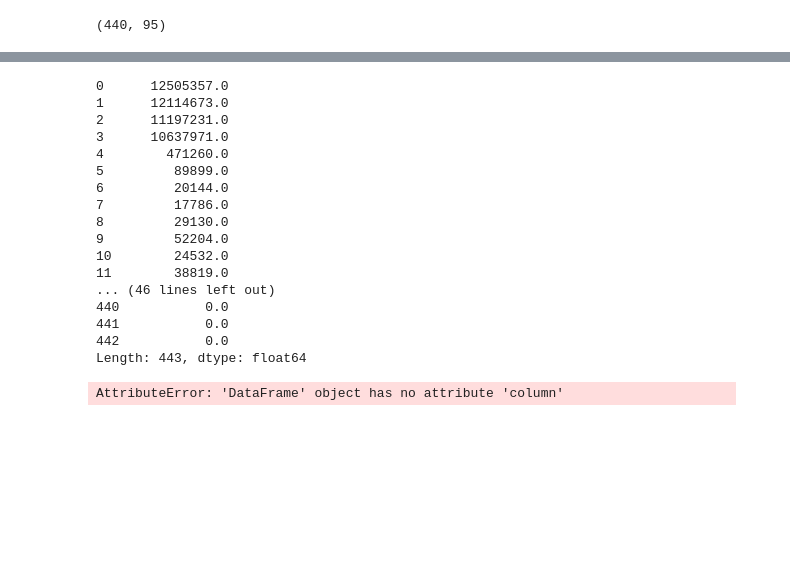
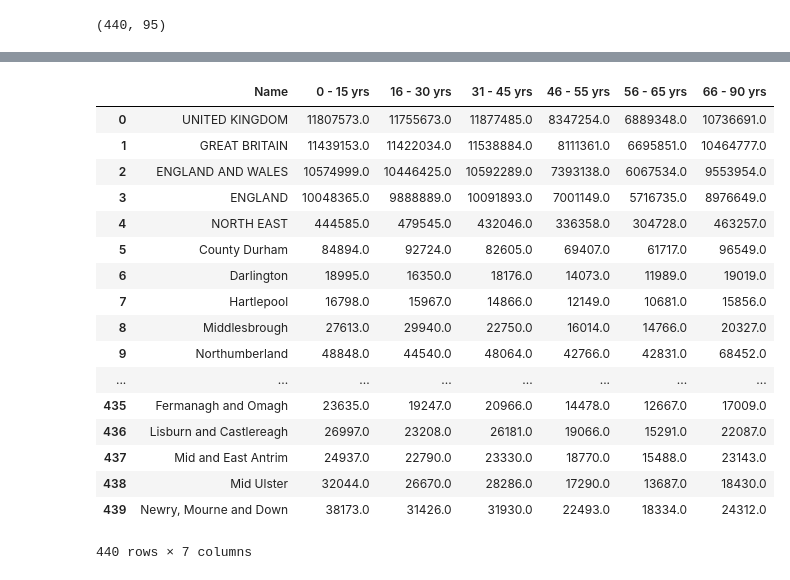
Before and after one commit to somotos1/Brexit_Data_Analysis, a Jupyter notebook: UK_Pop_Data.ipynb, the cells around one changed output, grey strips where cells are left out. Saved outputs shown, nothing was run; the diff lists cells and outputs as text; code cells hidden in the pictures; blank space fills up the shorter version.

Commit message:
completed age_aggregrator function. added try except for effizzy

```diff
--- a/UK_Pop_Data.ipynb
+++ b/UK_Pop_Data.ipynb
@@ -3,7 +3,7 @@ import pandas as pd
 import numpy as np
 import os
 
-popn_data_17 = pd.read_excel("../Resources/2017_Popn_Estimates.xls",skiprows=4,sheet_name="MYE2 - All")
+popn_data_17 = pd.read_excel("Resources/2017_Popn_Estimates.xls",skiprows=4,sheet_name="MYE2 - All")
 popn_data_17.head()
 # %% [output]
 |  | Code | Name | Geography1 | All ages | 0 | 1 | 2 | 3 | 4 | 5 | ... | ... |
@@ -24,19 +24,29 @@ popn_data_17.shape
 (440, 95)
 # %%
 def age_aggregator(df,list_of_age_ranges):
-    new_df = df["Name"]
+    """ Function to sum age columns in dataframe
+
+    Arguments:
+    df -- the pandas dataframe (data from UK datasent)
+    list_of_age_ranges -- a list of tupples specifying the age ranges
+    """
+    new_df = pd.DataFrame()
+    new_df.loc[:, "Name"] = df["Name"].copy()
     for tup in list_of_age_ranges:
         col_name = f"{tup[0]} - {tup[1]} yrs"
         print(f"Calculating total age for {col_name}")
         col_list = list(range(tup[0],tup[1]))
-        df_subset = df[col_list]
-        df_subset_sum = df_subset.sum(axis=1)
-        new_df[col_name] = df_subset_sum
+        try:
+            df_subset = df[col_list].copy()
+            df_subset_sum = df_subset.sum(axis=1)
+            new_df.loc[:, col_name] = df_subset_sum.values
+        except KeyError:
+            print(f"one or more of the following columns in the list {col_list} does not exist.")
     return new_df
 # %%
-list_of_age_ranges = [(0,15),(16,30),(31,45),(46,55),(56,65),(66,90)]
+list_of_age_ranges = [(0,15),(16,30),(31,45),(46,55),(56,65),(66,90),(1000,1200)]
 # %%
-new_df = age_aggregator(popn_data_17,list_of_age_ranges)
+df_2017 = age_aggregator(popn_data_17,list_of_age_ranges)
 # %% [output]
 Calculating total age for 0 - 15 yrs
 Calculating total age for 16 - 30 yrs
@@ -71,29 +58,0 @@ Name: Name, Length: 446, dtype: object
-# %%
-popn_data_17[list(range(0,16))].sum(axis=1)
-# %% [output]
-0      12505357.0
-1      12114673.0
-2      11197231.0
-3      10637971.0
-4        471260.0
-5         89899.0
-6         20144.0
-7         17786.0
-8         29130.0
-9         52204.0
-10        24532.0
-11        38819.0
-... (46 lines left out)
-440           0.0
-441           0.0
-442           0.0
-Length: 443, dtype: float64
-# %%
-for row in popn_data_17:
-    if popn_data_17.column() == "0" or popn_data_17.column() == "1":
-        pop_0_to_1 = popn_data_17["0"] + popn_data_17["1"]
-    else:
-        continue
-pop_0_to_1
-# %% [output]
-AttributeError: 'DataFrame' object has no attribute 'column'
@@ -102,0 +59,21 @@ popn_data_17["0-15yrs"] = popn_data_17.loc(popn_data_17[:].sum() + popn_data_17[
+# %%
+df_2017
+# %% [output]
+|  | Name | 0 - 15 yrs | 16 - 30 yrs | 31 - 45 yrs | 46 - 55 yrs | 56 - 65 yrs | 66 - 90 yrs |
+| 0 | UNITED KINGDOM | 11807573.0 | 11755673.0 | 11877485.0 | 8347254.0 | 6889348.0 | 10736691.0 |
+| 1 | GREAT BRITAIN | 11439153.0 | 11422034.0 | 11538884.0 | 8111361.0 | 6695851.0 | 10464777.0 |
+| 2 | ENGLAND AND WALES | 10574999.0 | 10446425.0 | 10592289.0 | 7393138.0 | 6067534.0 | 9553954.0 |
+| 3 | ENGLAND | 10048365.0 | 9888889.0 | 10091893.0 | 7001149.0 | 5716735.0 | 8976649.0 |
+| 4 | NORTH EAST | 444585.0 | 479545.0 | 432046.0 | 336358.0 | 304728.0 | 463257.0 |
+| 5 | County Durham | 84894.0 | 92724.0 | 82605.0 | 69407.0 | 61717.0 | 96549.0 |
+| 6 | Darlington | 18995.0 | 16350.0 | 18176.0 | 14073.0 | 11989.0 | 19019.0 |
+| 7 | Hartlepool | 16798.0 | 15967.0 | 14866.0 | 12149.0 | 10681.0 | 15856.0 |
+| 8 | Middlesbrough | 27613.0 | 29940.0 | 22750.0 | 16014.0 | 14766.0 | 20327.0 |
+| 9 | Northumberland | 48848.0 | 44540.0 | 48064.0 | 42766.0 | 42831.0 | 68452.0 |
+| ... | ... | ... | ... | ... | ... | ... | ... |
+| 435 | Fermanagh and Omagh | 23635.0 | 19247.0 | 20966.0 | 14478.0 | 12667.0 | 17009.0 |
+| 436 | Lisburn and Castlereagh | 26997.0 | 23208.0 | 26181.0 | 19066.0 | 15291.0 | 22087.0 |
+| 437 | Mid and East Antrim | 24937.0 | 22790.0 | 23330.0 | 18770.0 | 15488.0 | 23143.0 |
+| 438 | Mid Ulster | 32044.0 | 26670.0 | 28286.0 | 17290.0 | 13687.0 | 18430.0 |
+| 439 | Newry, Mourne and Down | 38173.0 | 31426.0 | 31930.0 | 22493.0 | 18334.0 | 24312.0 |
+440 rows × 7 columns
```
Also changed, not shown: parts of 3 cells of this notebook.
